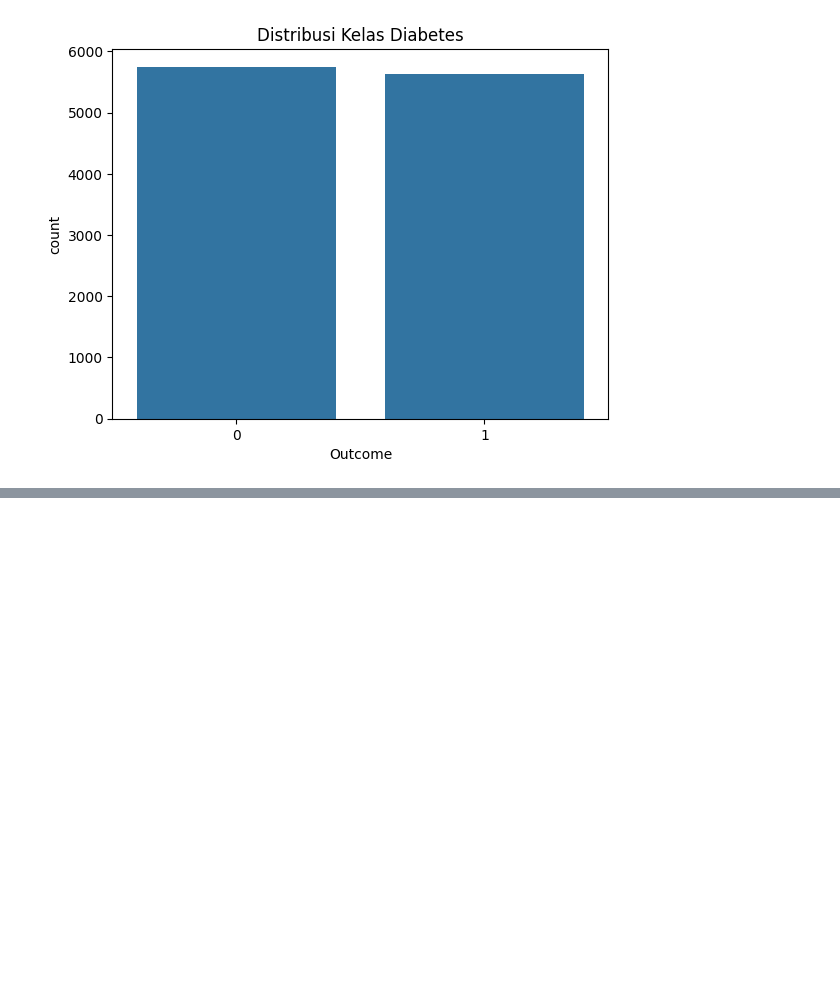
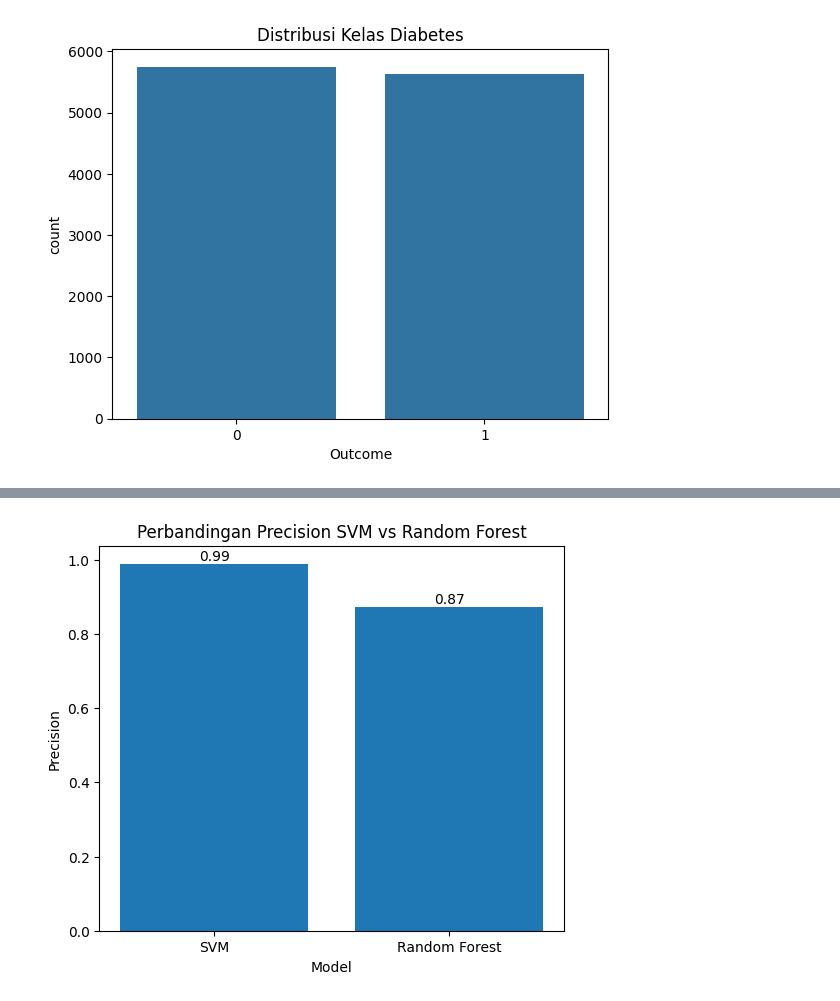
Before and after one commit to RazcelFernandes/SKRIPSI-S1, a Jupyter notebook: Klasifikasi.ipynb, the cells around one changed output, grey strips where cells are left out. Drawn from its saved outputs; the diff is of its cells as text; code cells hidden in the pictures; blank space fills up the shorter version.

```diff
--- a/Klasifikasi.ipynb
+++ b/Klasifikasi.ipynb
@@ -322,0 +319,11 @@ Test Accuracy RF : 0.8703866432337434
+# %%
+acc_svm = accuracy_score(y_test, y_pred_svm)
+prec_svm = precision_score(y_test, y_pred_svm)
+rec_svm = recall_score(y_test, y_pred_svm)
+f1_svm = f1_score(y_test, y_pred_svm)
+
+print("=== Support Vector Machine ===")
+print("Accuracy :", acc_svm)
+print("Precision:", prec_svm)
+print("Recall   :", rec_svm)
+print("F1-score :", f1_svm)
@@ -322,0 +336,11 @@ Test Accuracy RF : 0.8703866432337434
+# %%
+acc_rf = accuracy_score(y_test, y_pred_rf)
+prec_rf = precision_score(y_test, y_pred_rf)
+rec_rf = recall_score(y_test, y_pred_rf)
+f1_rf = f1_score(y_test, y_pred_rf)
+
+print("=== Random Forest ===")
+print("Accuracy :", acc_rf)
+print("Precision:", prec_rf)
+print("Recall   :", rec_rf)
+print("F1-score :", f1_rf)
@@ -323,3 +353,9 @@ Test Accuracy RF : 0.8703866432337434
+# %%
+models = ['SVM', 'Random Forest']
+
+precisions = [precision_svm, precision_rf]
+recalls = [recall_svm, recall_rf]
+f1_scores = [f1_svm, f1_rf]
 # %%
 models = ['SVM', 'Random Forest']
 accuracies = [acc_svm, acc_rf]
@@ -335,0 +372,14 @@ plt.show()
+# %%
+plt.figure(figsize=(6,5))
+plt.bar(models, precisions)
+
+plt.title('Perbandingan Precision SVM vs Random Forest')
+plt.xlabel('Model')
+plt.ylabel('Precision')
+
+for i, v in enumerate(precisions):
+    plt.text(i, v + 0.01, f'{v:.2f}', ha='center')
+
+plt.show()
+# %% [output]
+[figure, added]
```
Also changed, not shown: parts of 37 cells of this notebook, 14 other files.
